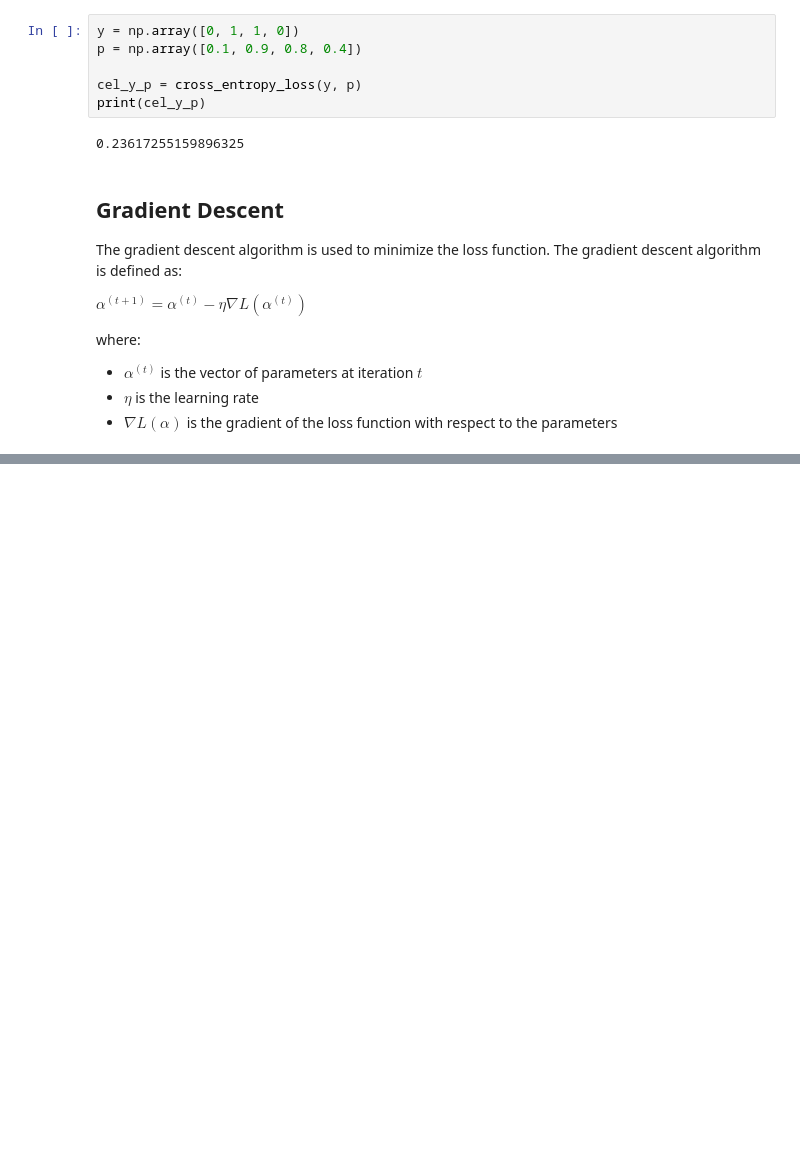
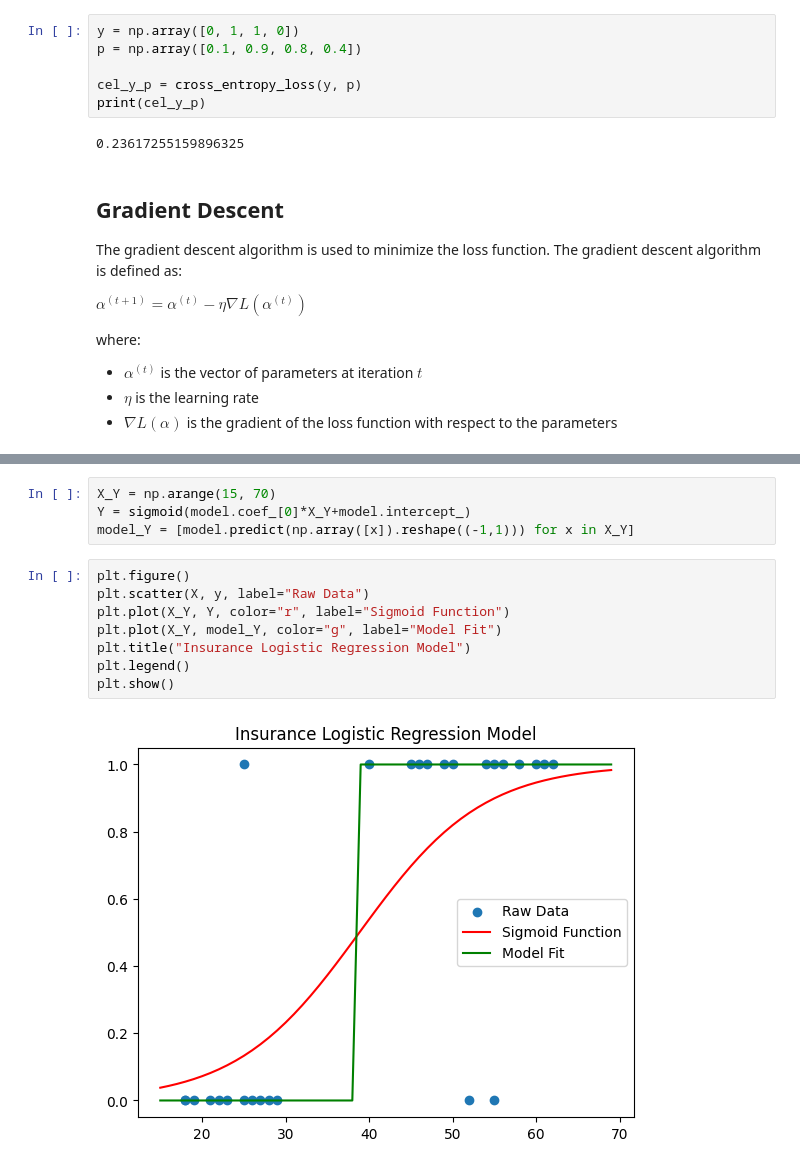
Before and after one commit to punitarani/MAT-494, a Jupyter notebook: 3.4 Logistic Regression.ipynb, the cells around one changed output, grey strips where cells are left out. Drawn from its saved outputs; the diff is of its cells as text; blank space fills up the shorter version.

```diff
--- a/3.4 Logistic Regression.ipynb
+++ b/3.4 Logistic Regression.ipynb
@@ -94,0 +118,14 @@ where:
+# %%
+X_Y = np.arange(15, 70)
+Y = sigmoid(model.coef_[0]*X_Y+model.intercept_)
+model_Y = [model.predict(np.array([x]).reshape((-1,1))) for x in X_Y]
+# %%
+plt.figure()
+plt.scatter(X, y, label="Raw Data")
+plt.plot(X_Y, Y, color="r", label="Sigmoid Function")
+plt.plot(X_Y, model_Y, color="g", label="Model Fit")
+plt.title("Insurance Logistic Regression Model")
+plt.legend()
+plt.show()
+# %% [output]
+[figure, added]
```
Also changed, not shown: parts of 5 cells of this notebook.
